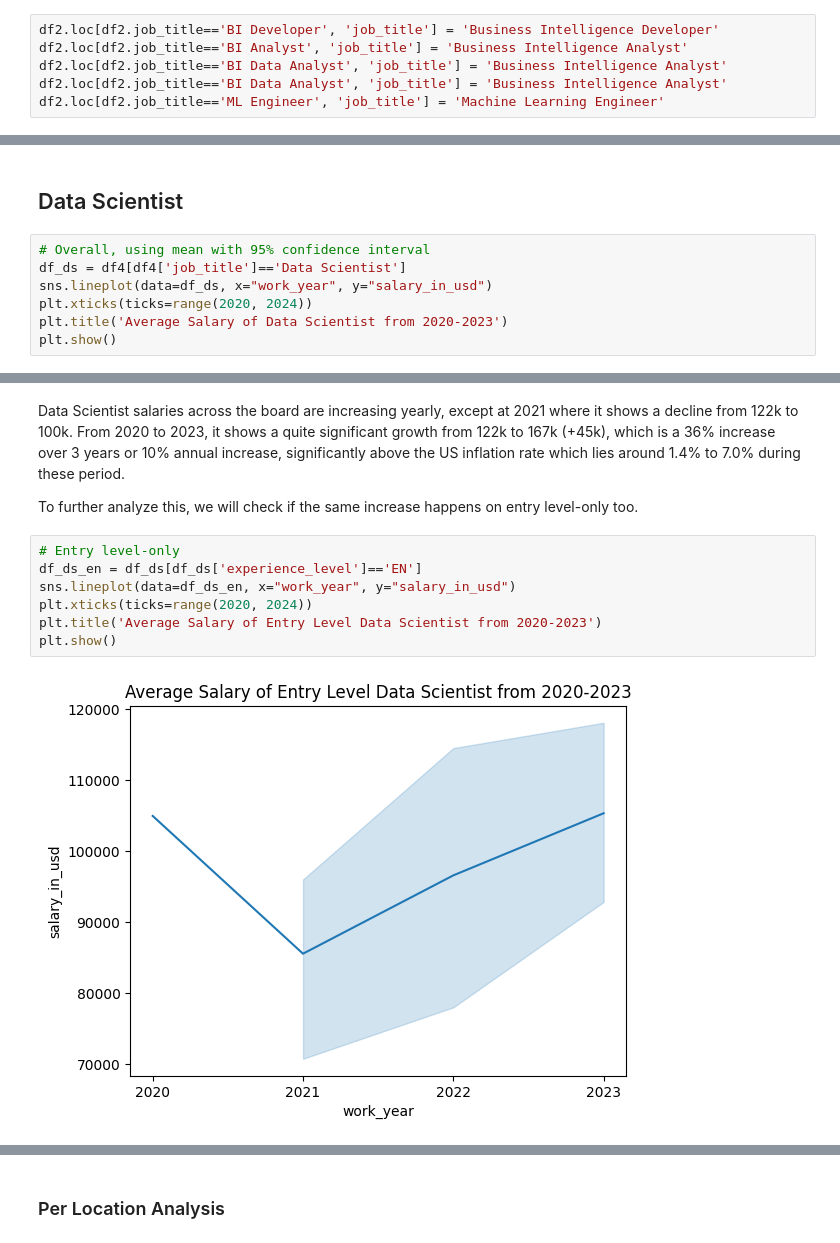
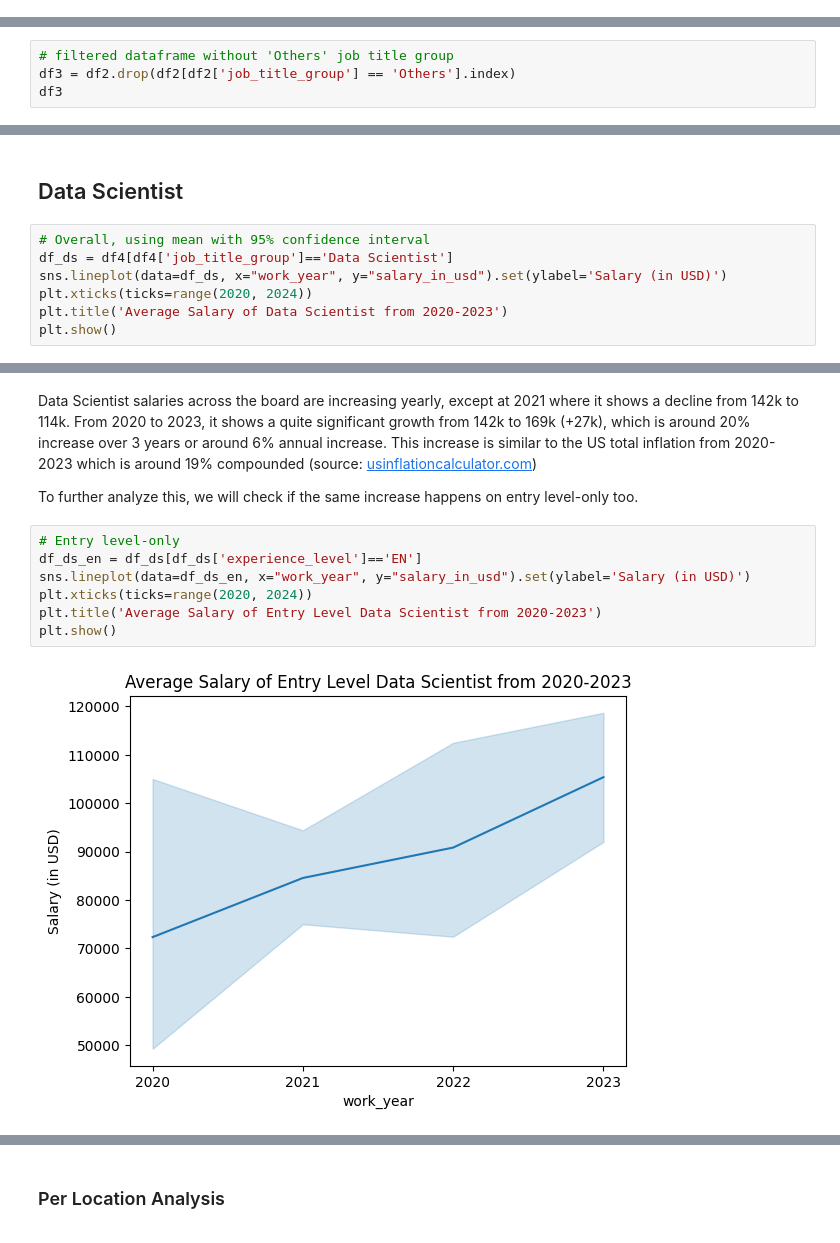
Before and after one commit to mezkymy/global-salaries, a Jupyter notebook: global-salaries.ipynb, the cells around one changed output, grey strips where cells are left out. Drawn from its saved outputs; the diff is of its cells as text.

```diff
--- a/global-salaries.ipynb
+++ b/global-salaries.ipynb
@@ -201,6 +200,0 @@ We should take note that some job titles are actually similar, if not completely
-# %%
-df2.loc[df2.job_title=='BI Developer', 'job_title'] = 'Business Intelligence Developer'
-df2.loc[df2.job_title=='BI Analyst', 'job_title'] = 'Business Intelligence Analyst'
-df2.loc[df2.job_title=='BI Data Analyst', 'job_title'] = 'Business Intelligence Analyst'
-df2.loc[df2.job_title=='BI Data Analyst', 'job_title'] = 'Business Intelligence Analyst'
-df2.loc[df2.job_title=='ML Engineer', 'job_title'] = 'Machine Learning Engineer'
@@ -276,0 +278,4 @@ After filtering out jobs that occur less than 50 times in this dataset, we still
+# %%
+# filtered dataframe without 'Others' job title group
+df3 = df2.drop(df2[df2['job_title_group'] == 'Others'].index)
+df3
@@ -515,8 +561,8 @@ grouped5
 ## Data Scientist
 # %%
 # Overall, using mean with 95% confidence interval
-df_ds = df4[df4['job_title']=='Data Scientist']
-sns.lineplot(data=df_ds, x="work_year", y="salary_in_usd")
+df_ds = df4[df4['job_title_group']=='Data Scientist']
+sns.lineplot(data=df_ds, x="work_year", y="salary_in_usd").set(ylabel='Salary (in USD)')
 plt.xticks(ticks=range(2020, 2024))
 plt.title('Average Salary of Data Scientist from 2020-2023')
 plt.show()
@@ -525,14 +571,14 @@ plt.show()
 # %% [markdown]
-Data Scientist salaries across the board are increasing yearly, except at 2021 where it shows a decline from 122k to 100k. From 2020 to 2023, it shows a quite significant growth from 122k to 167k (+45k), which is a 36% increase over 3 years or 10% annual increase, significantly above the US inflation rate which lies around 1.4% to 7.0% during these period.
+Data Scientist salaries across the board are increasing yearly, except at 2021 where it shows a decline from 142k to 114k. From 2020 to 2023, it shows a quite significant growth from 142k to 169k (+27k), which is around 20% increase over 3 years or around 6% annual increase. This increase is similar to the US total inflation from 2020-2023 which is around 19% compounded (source: [usinflationcalculator.com](https://www.usinflationcalculator.com/inflation/current-inflation-rates/))
 
 To further analyze this, we will check if the same increase happens on entry level-only too.
 # %%
 # Entry level-only
 df_ds_en = df_ds[df_ds['experience_level']=='EN']
-sns.lineplot(data=df_ds_en, x="work_year", y="salary_in_usd")
+sns.lineplot(data=df_ds_en, x="work_year", y="salary_in_usd").set(ylabel='Salary (in USD)')
 plt.xticks(ticks=range(2020, 2024))
 plt.title('Average Salary of Entry Level Data Scientist from 2020-2023')
 plt.show()
 # %% [output]
-[figure, old version]
+[figure, new version]
 # %%
```
Also changed, not shown: parts of 49 cells of this notebook.
